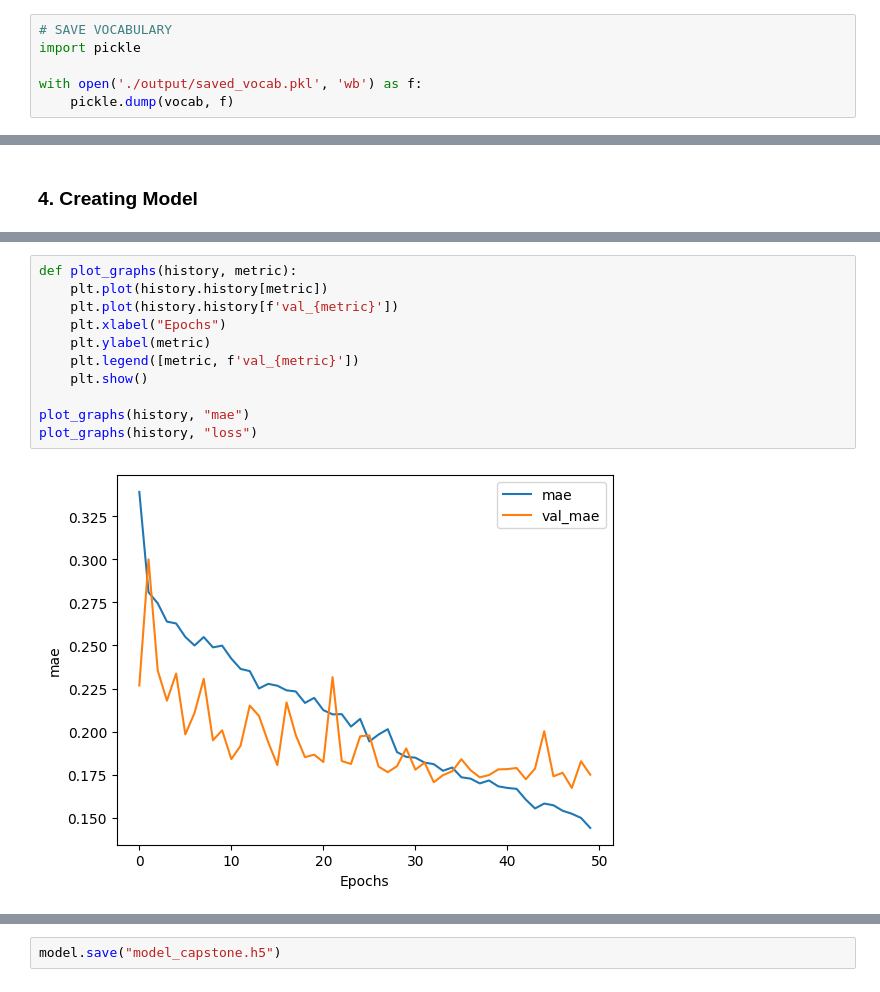
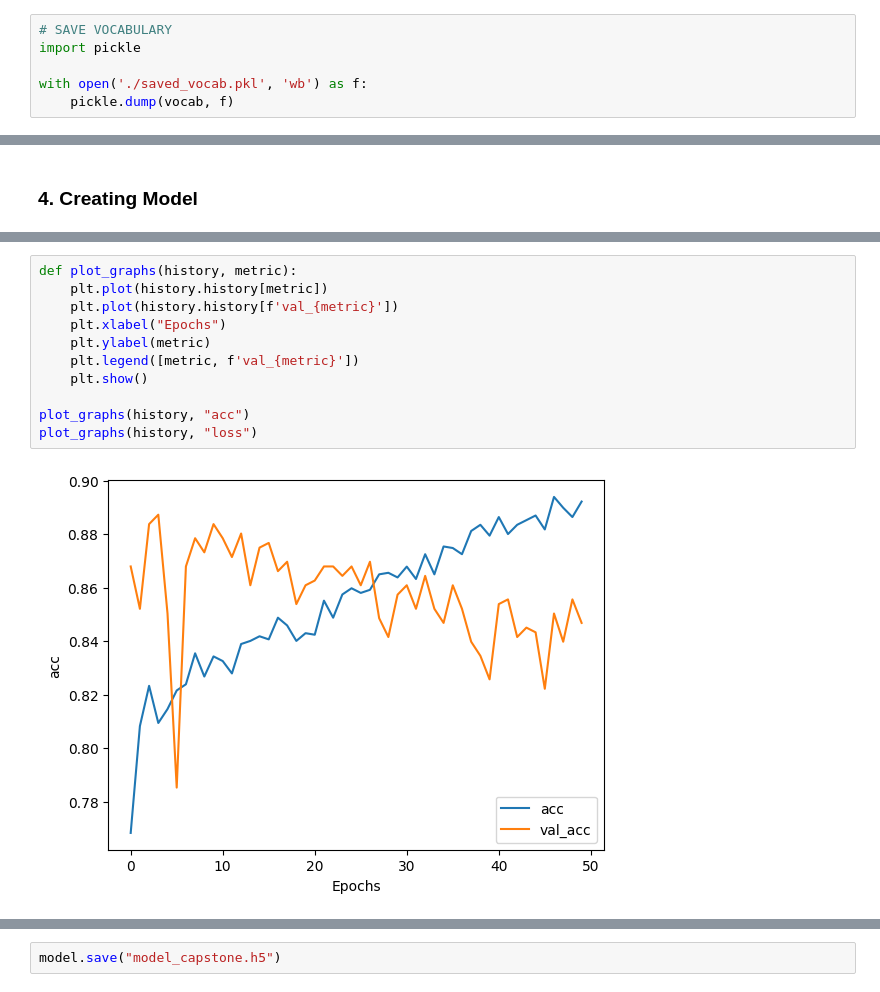
Before and after one commit to capstone-saysco/machine-learning, a Jupyter notebook: SaySco.ipynb, the cells around one changed output, grey strips where cells are left out. Cells and saved outputs as stored; diff of their text form.

```diff
--- a/SaySco.ipynb
+++ b/SaySco.ipynb
@@ -245,7 +245,7 @@ This is the vocab looks like:
 # SAVE VOCABULARY
 import pickle
 
-with open('./output/saved_vocab.pkl', 'wb') as f:
+with open('./saved_vocab.pkl', 'wb') as f:
     pickle.dump(vocab, f)
 # %%
 # LOAD SAVED VOCABULARY
@@ -640,13 +651,13 @@ Epoch 50/50
 # %%
 def plot_graphs(history, metric):
     plt.plot(history.history[metric])
     plt.plot(history.history[f'val_{metric}'])
     plt.xlabel("Epochs")
     plt.ylabel(metric)
     plt.legend([metric, f'val_{metric}'])
     plt.show()
 
-plot_graphs(history, "mae")
+plot_graphs(history, "acc")
 plot_graphs(history, "loss")
 # %% [output]
-[figure, old version]
+[figure, new version]
```
Also changed, not shown: parts of 8 cells of this notebook, 1 other file.
